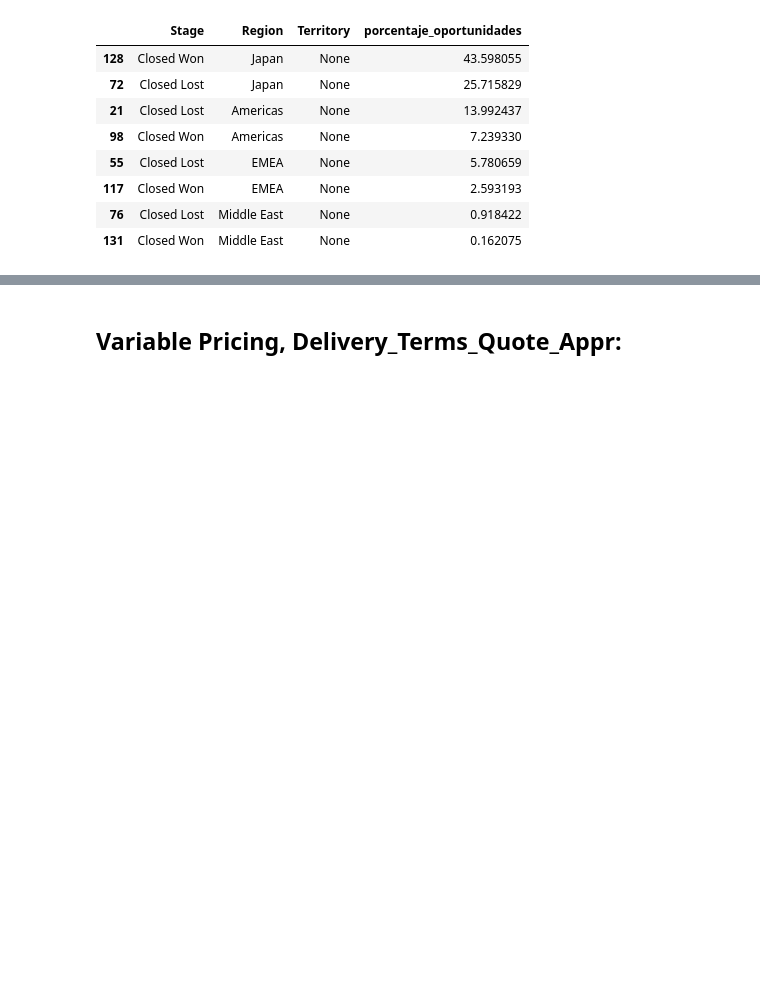
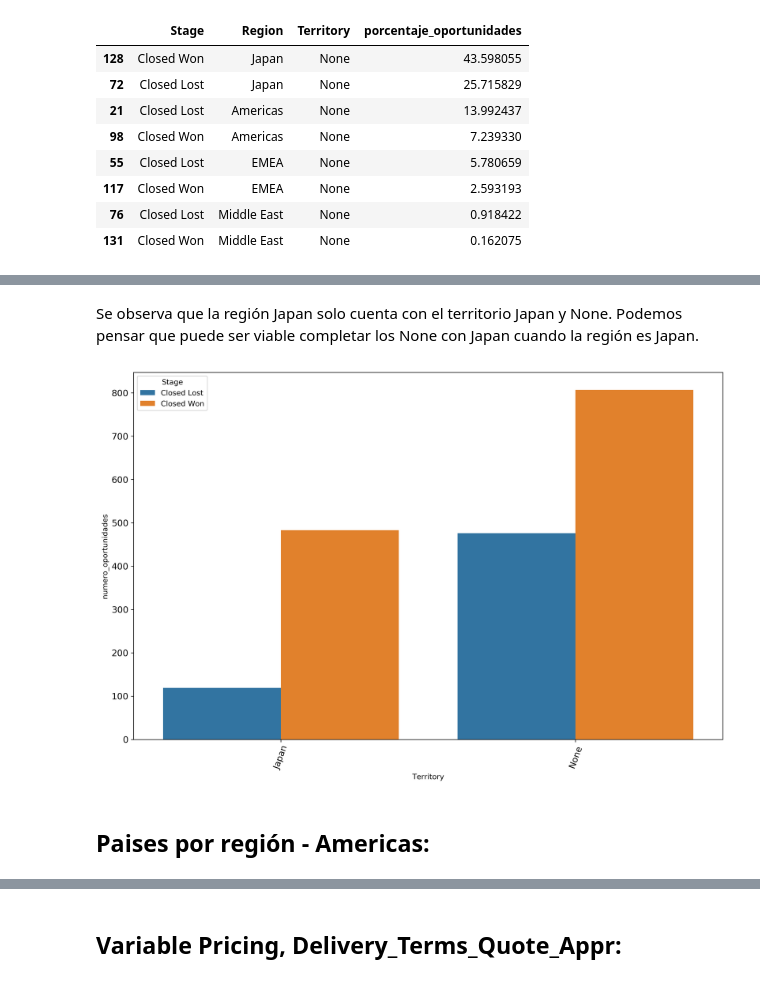
Before and after one commit to pedromperezc/7506-Organizacion-de-Datos, a Jupyter notebook: Exploracion dataset.ipynb, the cells around one changed output, grey strips where cells are left out. Drawn from its saved outputs; the diff is of its cells as text; code cells hidden in the pictures; blank space fills up the shorter version.

```diff
--- a/Exploracion dataset.ipynb
+++ b/Exploracion dataset.ipynb
@@ -320,0 +335,12 @@ df_territorio_none
+# %% [markdown]
+Se observa que la región Japan solo cuenta con el territorio Japan y None. Podemos pensar que puede ser viable completar los None con Japan cuando la región es Japan.
+# %%
+fig=plt.figure(figsize=(12,8), dpi= 300, facecolor='w', edgecolor='0.4')
+sns.barplot(x='Territory', y='numero_oportunidades', hue='Stage', data=df_territorio.loc[df_territorio['Region'] == 'Japan'])
+plt.xticks(rotation=70, fontsize = 12)
+plt.yticks(fontsize = 12)
+plt.tight_layout()
+# %% [output]
+[figure, added]
+# %% [markdown]
+## Paises por región - Americas:
```
Also changed, not shown: parts of 16 cells of this notebook, 2 other files.
